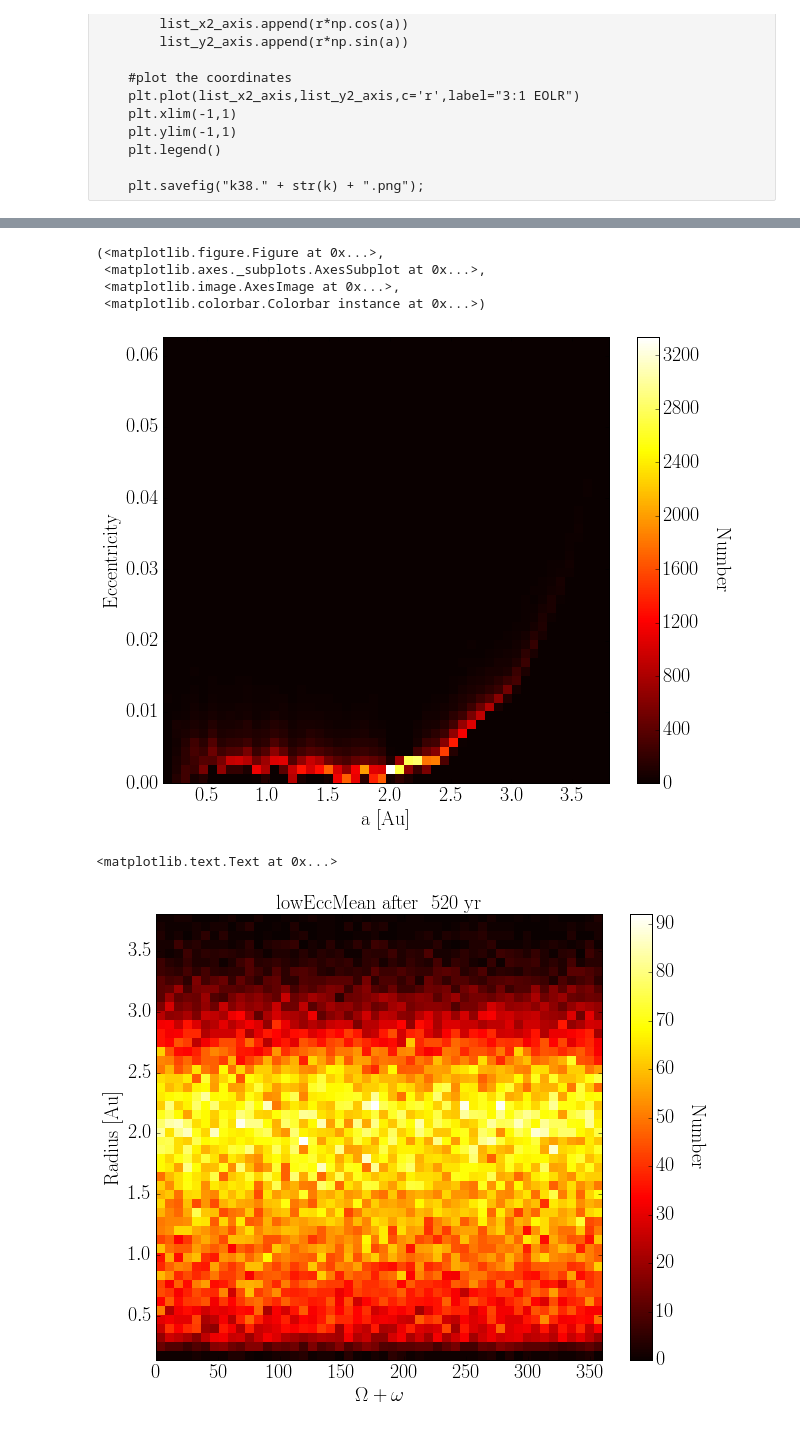
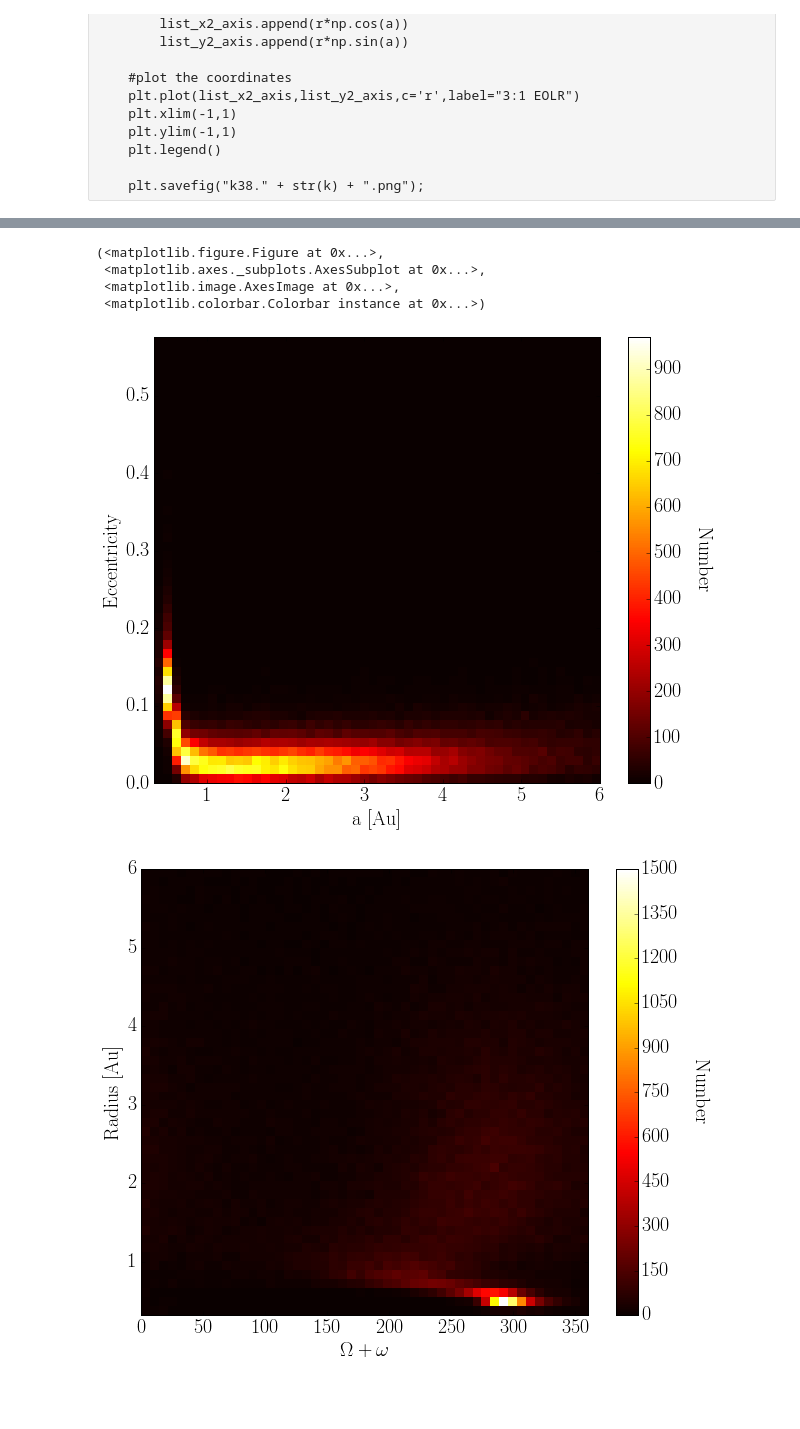
Before and after one commit to dflemin3/CBNotebooks, a Jupyter notebook: devBinaryAnalysis.ipynb, the cells around one changed output, grey strips where cells are left out. Drawn from its saved outputs; the diff is of its cells as text; code cells hidden in the pictures; blank space fills up the shorter version.

```diff
--- a/devBinaryAnalysis.ipynb
+++ b/devBinaryAnalysis.ipynb
@@ -39,7 +39,7 @@ cwd = '/astro/users/dflemin3/Desktop/sims/kepler38Long'
 os.chdir(cwd)
 # %%
 #Load Snapshot
-s = pynbody.load('k38_snap.std')
+s = pynbody.load('k38_snap.119000')
 
 #Center on barycenter
 diskCom = binaryUtils.computeCOM(s.stars,s.gas,starFlag=True,gasFlag=True)
@@ -502,7 +497,7 @@ gas_w[gas_w > 360] = gas_w[gas_w > 360] - 360.0
 gas_w[gas_w < 0] = gas_w[gas_w < 0] + 360.0
 
 inner = 0
-outer = 10
+outer = 6
 
 #Filter out gas particles that aren't bound
 mask = np.logical_and(gas_e < 1,gas_e > 0)
@@ -545,15 +540,14 @@ diskplot.plot_heatmap(gas_a,gas_e,labels=['a [Au]','Eccentricity','Number'])
  <matplotlib.axes._subplots.AxesSubplot at 0x...>,
  <matplotlib.image.AxesImage at 0x...>,
  <matplotlib.colorbar.Colorbar instance at 0x...>)
-[figure, old version]
+[figure, new version]
 # %%
 fig, ax, im, cbar = diskplot.plot_heatmap(gas_w,gas_a,labels=['$\Omega + \omega$','Radius [Au]','Number'],
                                     cm='hot')
-ax.set_title("lowEccMean after ~520 yr")
+#ax.set_title("lowEccMean after ~520 yr")
 #fig.savefig("24.09.2015OmegaVsRadiuslowEccMeanLong520yr.pdf")
 # %% [output]
-<matplotlib.text.Text at 0x...>
-[figure, old version]
+[figure, new version]
 # %%
 x1 = -1.82689837e-02
 y1 = -2.43563803e-02
```
Also changed, not shown: parts of 30 cells of this notebook, 1 other file.
